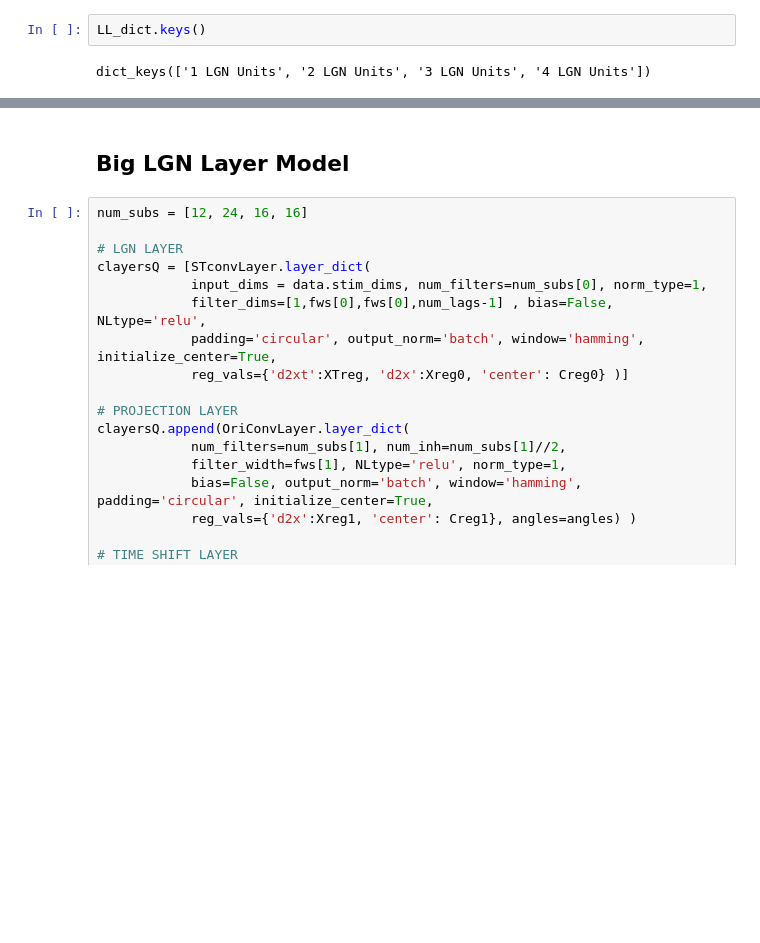
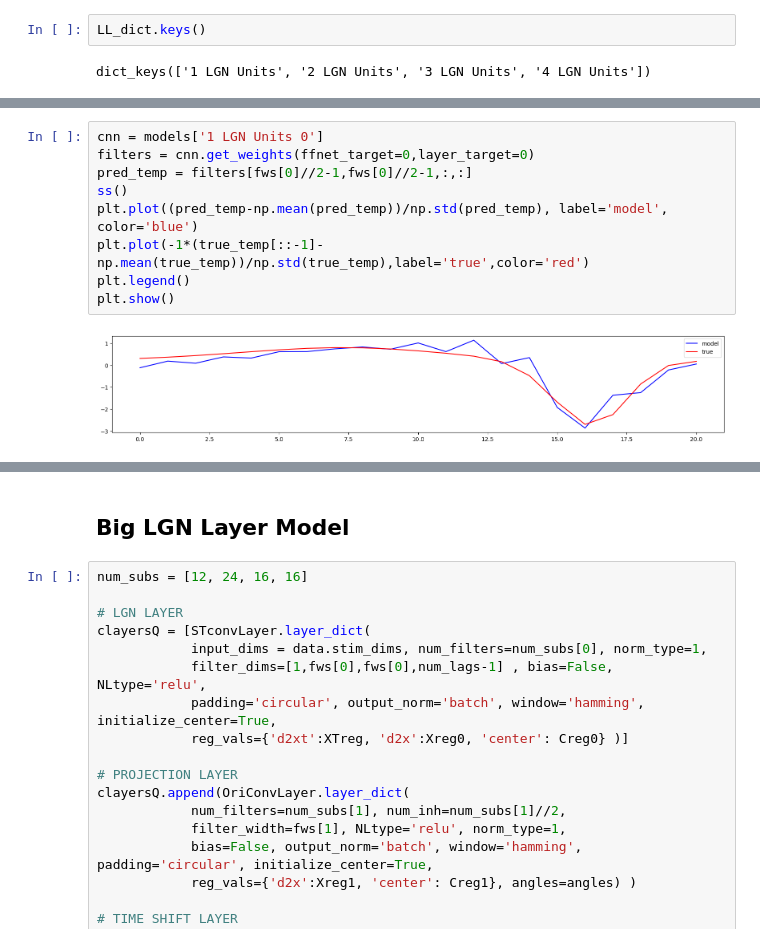
Before and after one commit to IsabelF98/Cloud_SynthData_Proj, a Jupyter notebook: LGN_units.ipynb, the cells around one changed output, grey strips where cells are left out. Cells and saved outputs as stored; diff of their text form; blank space fills up the shorter version.

```diff
--- a/LGN_units.ipynb
+++ b/LGN_units.ipynb
@@ -300,0 +270,11 @@ dict_keys(['1 LGN Units', '2 LGN Units', '3 LGN Units', '4 LGN Units'])
+# %%
+cnn = models['1 LGN Units 0']
+filters = cnn.get_weights(ffnet_target=0,layer_target=0)
+pred_temp = filters[fws[0]//2-1,fws[0]//2-1,:,:]
+ss()
+plt.plot((pred_temp-np.mean(pred_temp))/np.std(pred_temp), label='model', color='blue')
+plt.plot(-1*(true_temp[::-1]-np.mean(true_temp))/np.std(true_temp),label='true',color='red')
+plt.legend()
+plt.show()
+# %% [output]
+[figure, added]
```
Also changed, not shown: parts of 18 cells of this notebook, 4 other files.
